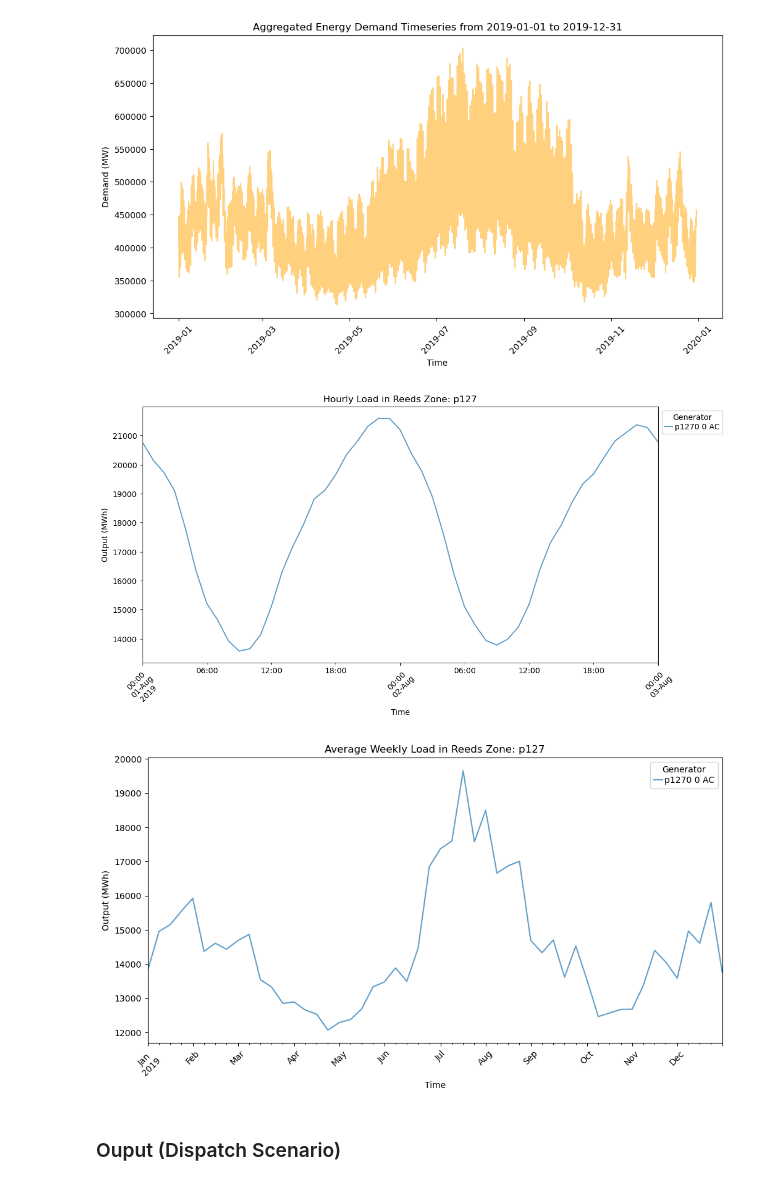
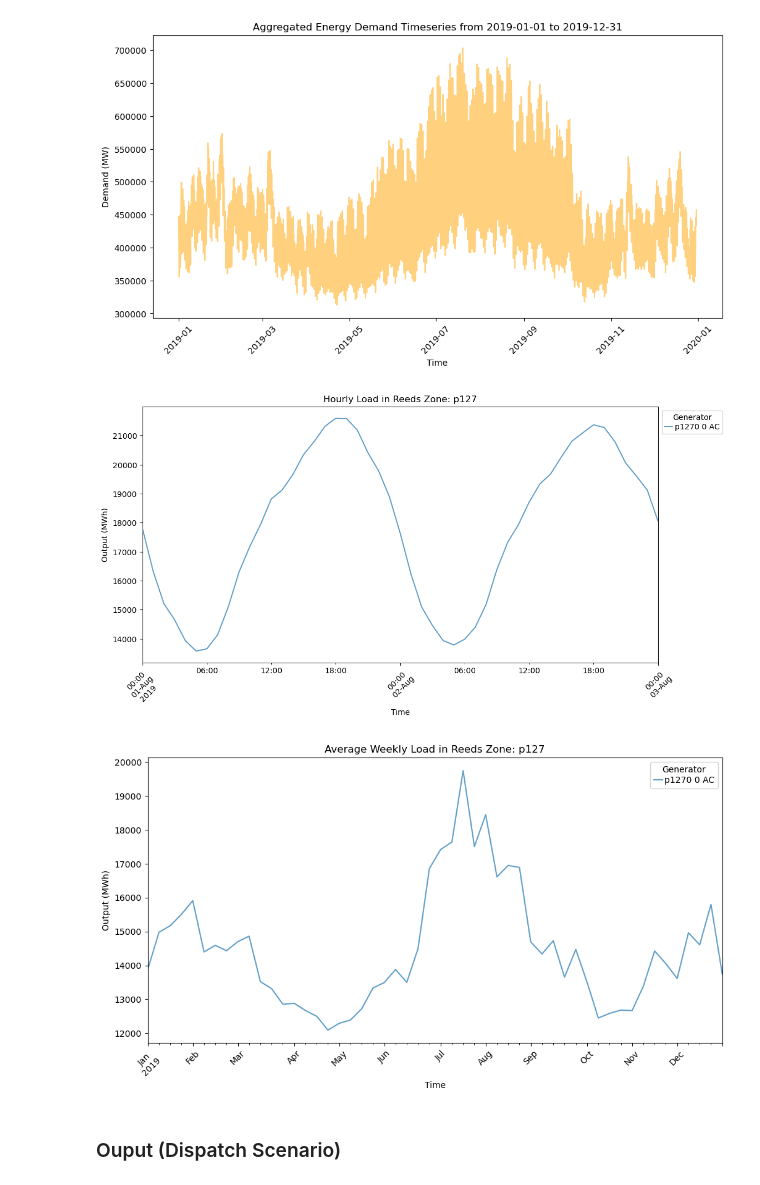
Before and after one commit to af3913/pypsa-usa, a Jupyter notebook: workflow/pypsa-usa_technical_appendix.ipynb, the cells around one changed output. Cells and saved outputs as stored; diff of their text form; code cells hidden in the pictures.

```diff
--- a/workflow/pypsa-usa_technical_appendix.ipynb
+++ b/workflow/pypsa-usa_technical_appendix.ipynb
@@ -366,16 +358,22 @@ plot_demand_timeseries(demand_timeseries, "2019-01-01", "2019-12-31")
 # %% [output]
 [figure]
 # %%
-def loads_add_zonal(loads: pd.DataFrame):
+def loads_add_zonal(loads: pd.DataFrame, time_zone: str):
     """
-
+    Network load data as an input and returns a dataframe with load data grouped by geographic features. Default time zone from PYPSA-USA
+    is UTC. Convert to desried time zone in the format (US/Time Zone).
     """
     loads_zonal = loads.T
 
-    # Make columns starting at 0 a timestep of 2019
+    # Make columns starting at 0 a timestep of 2019 (currently UTC)
     loads_zonal.columns = pd.date_range(start="2019-01-01",
     periods=len(loads_zonal.columns),
-    freq="H")
+    freq="H",
+    tz="UTC")
+
+    # Convert to desired time zone
+    est_time = loads_zonal.columns.tz_convert(time_zone)
+    loads_zonal.columns = est_time.tz_localize(None)
 
     loads_zonal = loads_zonal.reset_index()
     loads_zonal["Bus"] = (loads_zonal["Load"]
@@ -411,18 +409,23 @@ def loads_add_zonal(loads: pd.DataFrame):
     return loads_zonal
 
 #Load_t.p - active power at each bus (positive if neat load)
-loads = (loads_add_zonal(network.loads_t.p)
+loads = (loads_add_zonal(network.loads_t.p, "US/Eastern")
         .groupby(["reeds_zone", "Load"]) # Change groupby to desired setting (i.e reeds_state). Update plotting function accordingly.
         .mean())
 
 
-def plot_data(generator:pd.DataFrame, reeds_zone: str, start_date: str, end_date: str, title: str):
+def plot_data(generator:pd.DataFrame, reeds_zone: str, time_zone: str, start_date: str, end_date: str, title: str):
     """
-    Plots desired load/generation data for a specified reeds zone and time period.
+    Plots desired load/generation data for a specified reeds zone, time zone and time period.
     """
     generator.columns = pd.date_range(start="2019-01-01",
     periods=len(generator.columns),
-    freq="H")
+    freq="H",
+    tz = "UTC")
+
+    # Convert to desired time zone
+    est_time = generator.columns.tz_convert(time_zone)
+    generator.columns = est_time.tz_localize(None)
 
     # Select data for reeds zone
     data = generator.loc(axis=0)[reeds_zone].T
@@ -435,35 +438,35 @@ def plot_data(generator:pd.DataFrame, reeds_zone: str, start_date: str, end_date
     ax.set_xlabel("Time")
     ax.set_ylabel("Output (MWh)")
     ax.legend(title="Generator", bbox_to_anchor=(1, 1))
     plt.xticks(rotation=45)
     plt.show()
 
-plot_data(loads, "p127", "2019-08-01", "2019-08-03", "Hourly Load")
+plot_data(loads, "p127", "US/Eastern", "2019-08-01", "2019-08-03", "Hourly Load")
 
 # Generators_p weekly average
 loads_weekly = loads.resample("W", axis=1).mean()
 
 def plot_data_weekly(generator:pd.DataFrame, reeds_zone: str, start_date: str, end_date: str, title: str):
     """
     Plots desried load/generation weekly average data for a specified reeds zone and time period.
     """
     # Select data for reeds zone
     data = generator.loc(axis=0)[reeds_zone].T
     data = data[(data.index >= start_date) & (data.index <= end_date)]
 
     # Plot data
     fig, ax = plt.subplots(figsize=(12, 6))
     data.plot(ax=ax, cmap="tab20", alpha=0.7)
     ax.set_title(f"{title} in Reeds Zone: {reeds_zone}")
     ax.set_xlabel("Time")
     ax.set_ylabel("Output (MWh)")
     ax.legend(title="Generator", bbox_to_anchor=(1, 1))
     plt.xticks(rotation=45)
     plt.show()
 
 plot_data_weekly(loads_weekly, "p127", "2019-01-01", "2019-12-30", "Average Weekly Load")
 # %% [output]
-[figure, old version]
+[figure, new version]
 [figure]
 # %% [markdown]
 ### Ouput (Dispatch Scenario)
```
Also changed, not shown: parts of 6 cells of this notebook.
